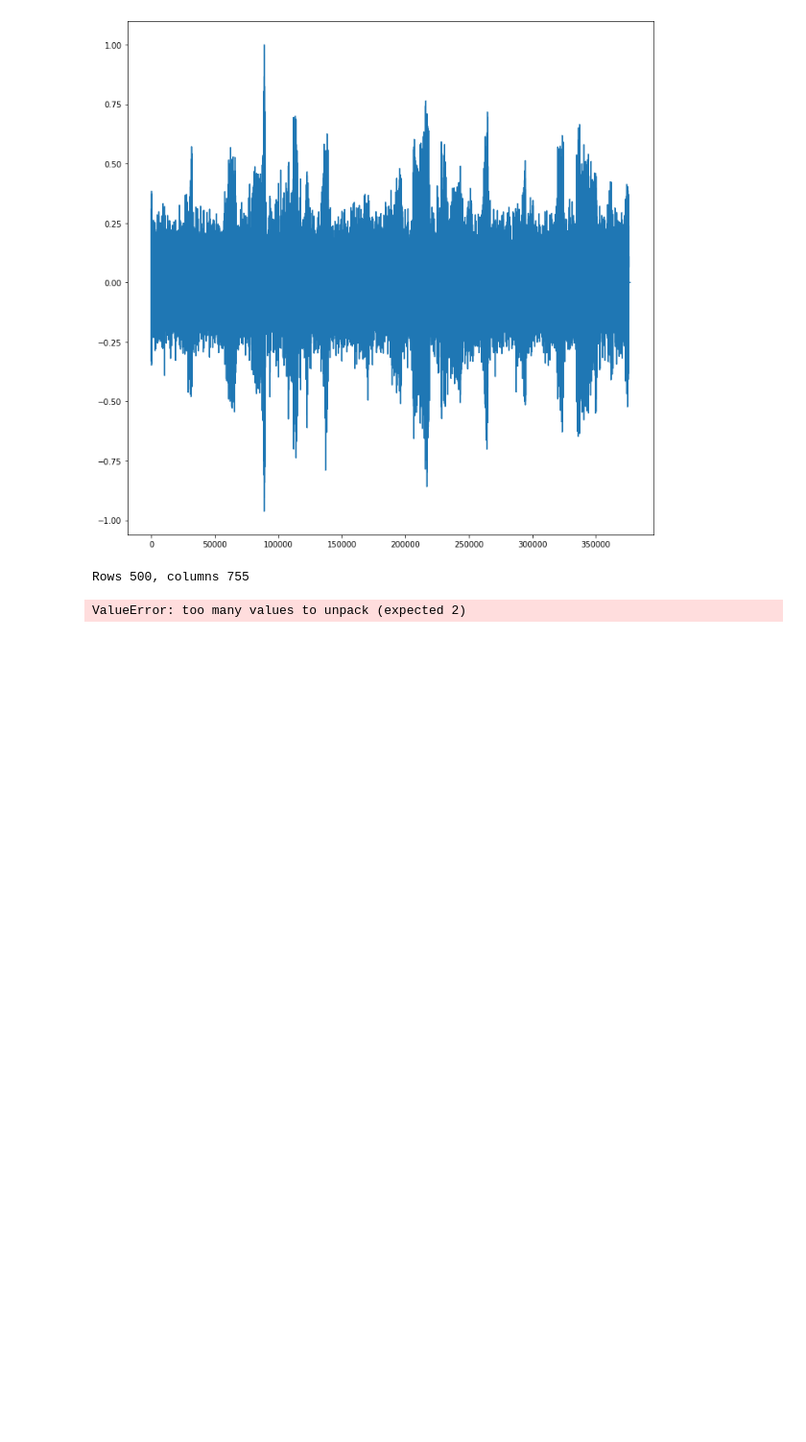
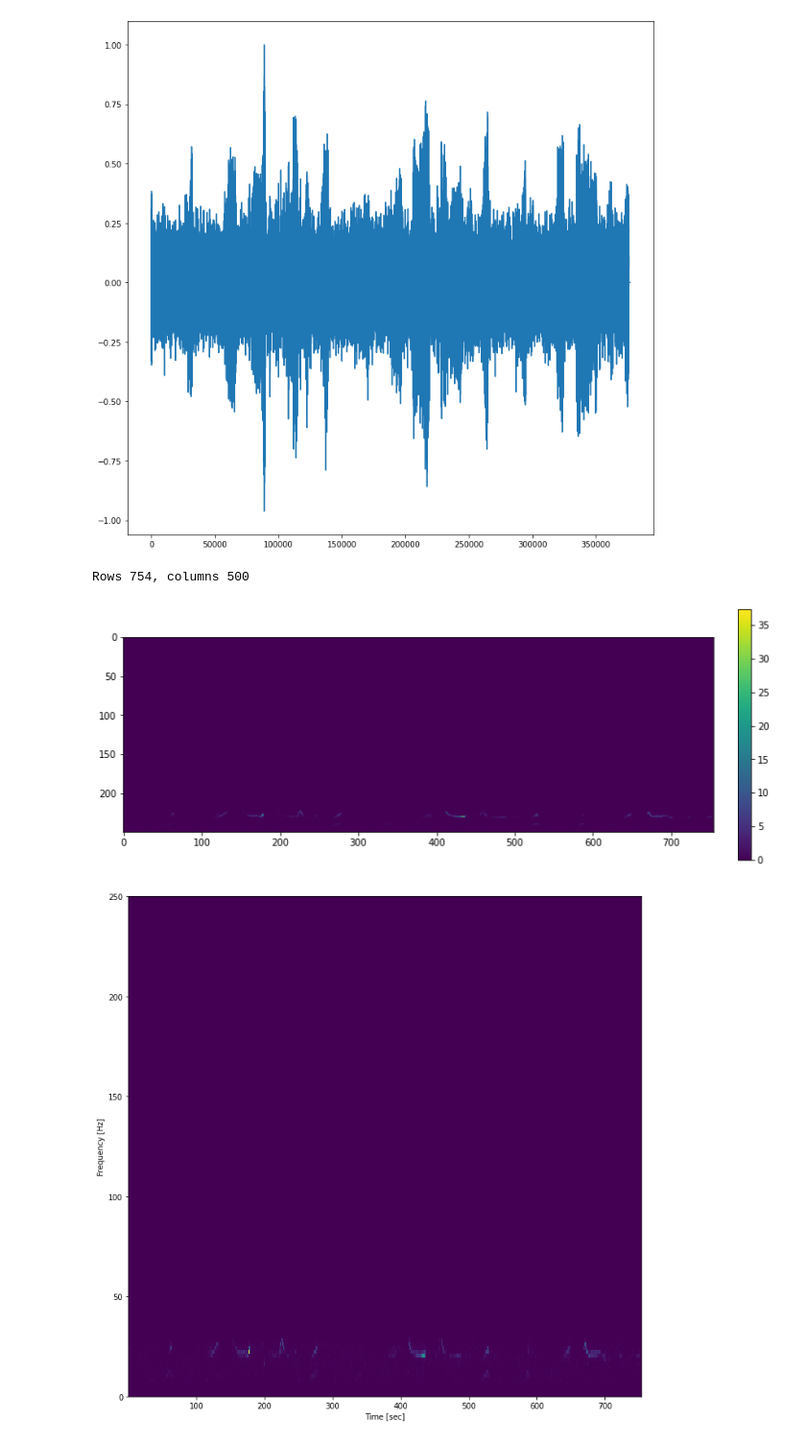
Before and after one commit to oleksa-oleksa/Image_Processing_SS2020_FU_Berlin, a Jupyter notebook: assignments/06_assignment.ipynb, the cells around one changed output. Shown at 96% size. Cells and saved outputs as stored; diff of their text form; code cells hidden in the pictures; blank space fills up the shorter version.

Commit message:
spectogram solution verified with scipy: plotted same image

```diff
--- a/assignments/06_assignment.ipynb
+++ b/assignments/06_assignment.ipynb
@@ -223,7 +223,8 @@ def spectogram(audio, window_size=500):
     # your code here
     # Split the audio clip into buckets of `window_size`
     total_buckets = np.int(np.size(audio) / window_size)
-    buckets = np.array_split(audio, window_size)
+    #buckets = np.array(np.array_split(audio, window_size))
+    buckets = np.split(audio, range(window_size, len(audio), window_size))[:-1]
 
     # debug
     numrows = len(buckets)    # 3 rows in your example
@@ -236,16 +237,17 @@ def spectogram(audio, window_size=500):
     # the amount of columns is equal to bucket size
     spectogram = np.zeros((window_size, total_buckets), dtype=complex)
 
+    # The entry at position (i, j) of the matrix is the intensity of the i-th frequencies in the j-th bucket
+    for j, bucket in enumerate(buckets):
+        bucket1 = bucket.transpose()
+        bucket = bucket.reshape(window_size,1)
+        spectrum = np.dot(dft, bucket).reshape(1,window_size)
+        spectogram[:,j] = np.abs(spectrum)
 
+    return (spectogram*spectogram)[len(spectogram)//2:]
 
-    # The entry at position (i, j) of the matrix is the intensity of the i-th frequencies in the j-th bucket
-    for i, j in buckets:
-        sp = np.dot(dft, j)
-
-
-    return np.zeros((window_size // 2, len(audio) // window_size))
+    #return np.zeros((window_size // 2, len(audio) // window_size))
 # %%
 specgram = spectogram(audio, window_size=500)
 # %% [output]
-Rows 500, columns 755
+Rows 754, columns 500
-ValueError: too many values to unpack (expected 2)
@@ -260,0 +254,17 @@ plt.show()
+# %%
+im_r = plt.imshow(specgram.real)
+plt.colorbar(im_r, fraction=0.02, pad=0.04, cmap='jet')
+plt.show()
+
+# verify solution with scipy
+from scipy import signal
+from scipy.fft import fftshift
+
+f, t, Sxx = signal.spectrogram(audio, 500)
+plt.pcolormesh(t, f, Sxx)
+plt.ylabel('Frequency [Hz]')
+plt.xlabel('Time [sec]')
+plt.show()
+# %% [output]
+[figure, added]
+[figure, added]
```
Also changed, not shown: parts of 3 cells of this notebook.
